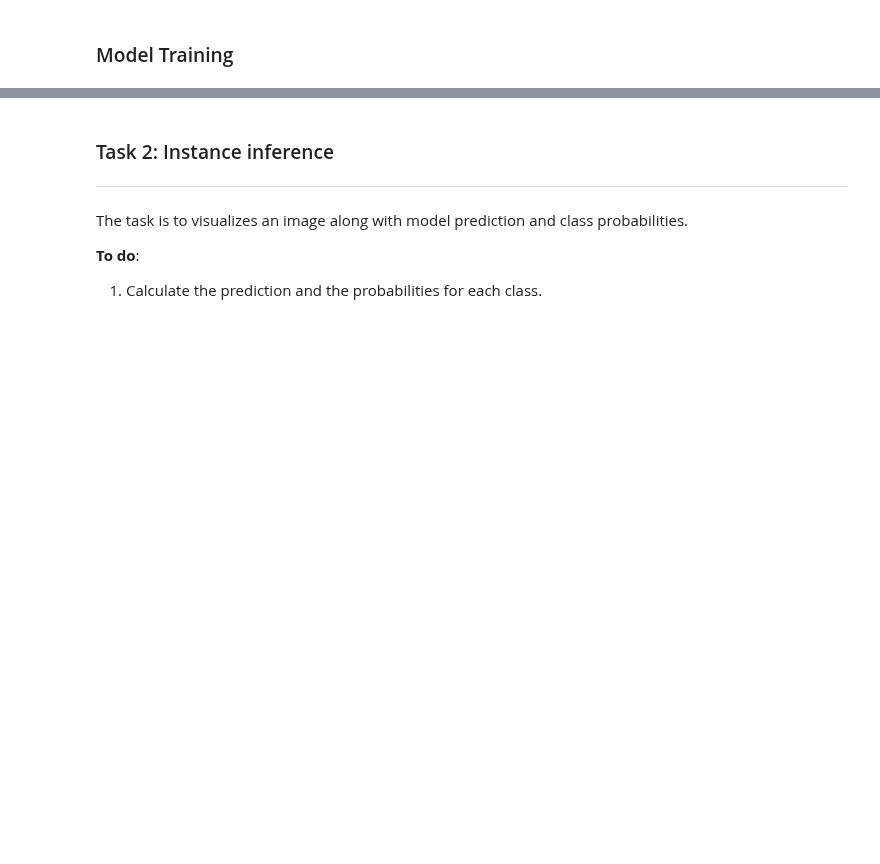
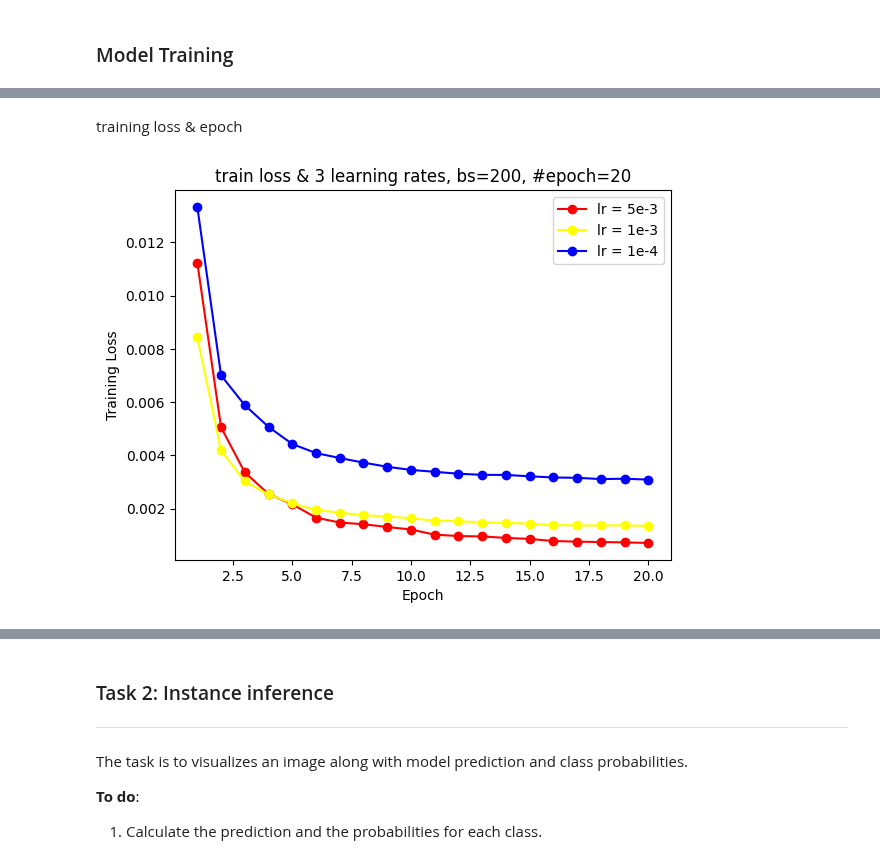
Before and after one commit to SustechSTA303/STA303-Assignment01, a Jupyter notebook: Assignment01.ipynb, the cells around one changed output, grey strips where cells are left out. Saved outputs shown, nothing was run; the diff lists cells and outputs as text; code cells hidden in the pictures; blank space fills up the shorter version.

```diff
--- a/Assignment01.ipynb
+++ b/Assignment01.ipynb
@@ -256,0 +478,2 @@ for epoch in range(NUM_EPOCHS):
+# %%
+NUM_EPOCHS = 20
@@ -256,0 +486,2 @@ for epoch in range(NUM_EPOCHS):
+# %%
+train_loss_1,train_acc_1,time_epochs_1,test_loss_1,test_acc_1,test_prec_1,test_f1_1 = train(optimizers[2],schedulers[2],NUM_EPOCHS,model,train_dataloader,train_set,EVAL_INTERVAL,test_dataloader,test_set,SAVE_DIR)
@@ -256,0 +508,2 @@ for epoch in range(NUM_EPOCHS):
+# %%
+train_loss_2,train_acc_2,time_epochs_2,test_loss_2,test_acc_2,test_prec_2,test_f1_2 = train(optimizers[3],schedulers[3],NUM_EPOCHS,model,train_dataloader,train_set,EVAL_INTERVAL,test_dataloader,test_set,SAVE_DIR)
@@ -256,0 +530,2 @@ for epoch in range(NUM_EPOCHS):
+# %%
+train_loss_3,train_acc_3,time_epochs_3,test_loss_3,test_acc_3,test_prec_3,test_f1_3 = train(optimizers[4],schedulers[4],NUM_EPOCHS,model,train_dataloader,train_set,EVAL_INTERVAL,test_dataloader,test_set,SAVE_DIR)
@@ -256,0 +550,20 @@ for epoch in range(NUM_EPOCHS):
+# %% [markdown]
+training loss & epoch
+# %%
+epochs = list(range(1, 21))
+plt.plot(epochs, train_loss_1, label='lr = 5e-3', color='red', marker='o')
+plt.plot(epochs, train_loss_2, label='lr = 1e-3', color='yellow', marker='o')
+plt.plot(epochs, train_loss_3, label='lr = 1e-4', color='blue', marker='o')
+
+plt.title('train loss & 3 learning rates, bs=200, #epoch=20')
+plt.xlabel('Epoch')
+plt.ylabel('Training Loss')
+
+# 添加图例
+plt.legend()
+
+# 显示图表
+plt.savefig('results/train loss 3 compare.jpg')
+plt.show()
+# %% [output]
+[figure, added]
```
Also changed, not shown: parts of 57 cells of this notebook, 6 other files.
